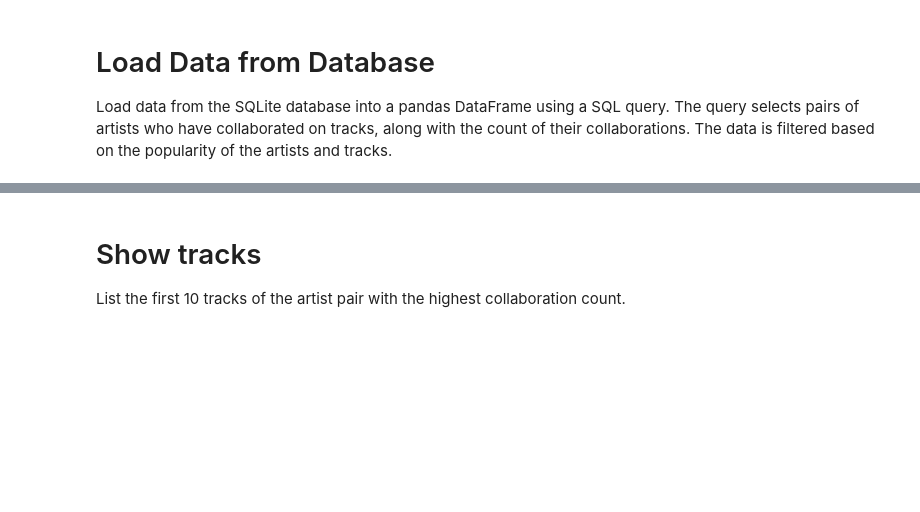
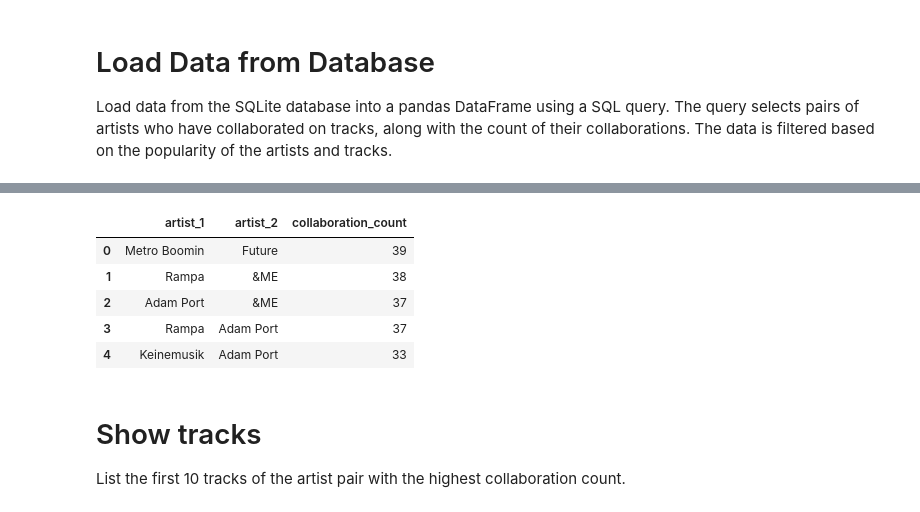
Before and after one commit to boydvde/spydify, a Jupyter notebook: notebooks/artist_collaboration_analysis.ipynb, the cells around one changed output, grey strips where cells are left out. Drawn from its saved outputs; the diff is of its cells as text; code cells hidden in the pictures; blank space fills up the shorter version.

```diff
--- a/notebooks/artist_collaboration_analysis.ipynb
+++ b/notebooks/artist_collaboration_analysis.ipynb
@@ -59,3 +66,19 @@ data_frame.head()
+# %%
+# Load output from the cell above
+result = _ # type: ignore
+
+# Convert the result to a DataFrame
+data_frame = result.DataFrame()
+
+# Display the first few rows of the DataFrame
+data_frame.head()
+# %% [output]
+|  | artist_1 | artist_2 | collaboration_count |
+| 0 | Metro Boomin | Future | 39 |
+| 1 | Rampa | &ME | 38 |
+| 2 | Adam Port | &ME | 37 |
+| 3 | Rampa | Adam Port | 37 |
+| 4 | Keinemusik | Adam Port | 33 |
 # %% [markdown]
 # Show tracks
 List the first 10 tracks of the artist pair with the highest collaboration count.
```
Also changed, not shown: parts of 18 cells of this notebook, 3 other files.
